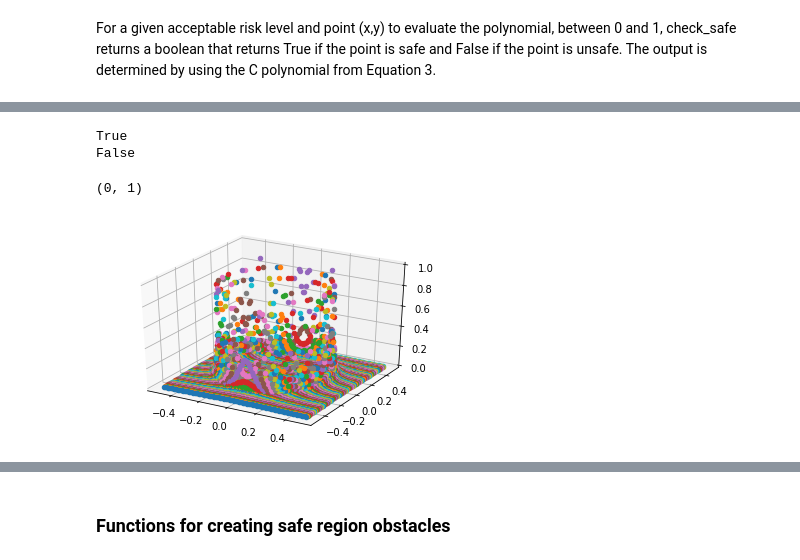
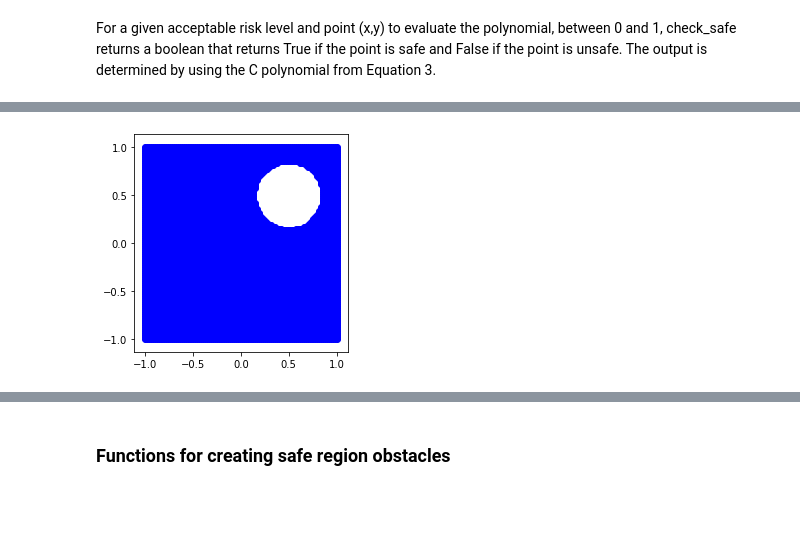
Before and after one commit to JuliaBriden/16.413_Final_Project, a Jupyter notebook: Final_Project.ipynb, the cells around one changed output, grey strips where cells are left out. Drawn from its saved outputs; the diff is of its cells as text; code cells hidden in the pictures; blank space fills up the shorter version.

```diff
--- a/Final_Project.ipynb
+++ b/Final_Project.ipynb
@@ -224,13 +255,20 @@ def check_safe(delta,C,x,y):
 # %%
-# Example: check safe
+# Example: Risk contour plot for C1
+x_1 = np.linspace(-1,1,10)
+x_2 = np.linspace(-1,1,10)
 x1 = Symbol('x1')
 x2 = Symbol('x2')
+
+fig = plt.figure()
+ax = plt.axes(projection='3d')
 
 # obstacle equation
 g = random_ob()
 # risk contour for delta risk level and radius with uniform dist over [l,u]
-C = static_rc(g,.05,.3,.4)
+C = static_rc(g,.3,.4)
 
-print(simplify(C[0]))
-print(simplify(C[1]))
+for x in x_1:
+    for y in x_2:
+        C_array = [C[0].subs([(x1, x), (x2, y)]),C[1].subs([(x1, x), (x2, y)])]
+        ax.scatter3D(x, y, float(C_array[1]))
 # %% [output]
@@ -239,37 +276,22 @@ Abs(1 - (x1**2 + x2**2 - 0.1225)**2/(x1**2 + x2**2 - 0.123333333333333)**2)
 # %%
-# Example: check safe
+# Risk Contour Example: safe region with offset
+x_1 = np.linspace(-1,1,100)
+x_2 = np.linspace(-1,1,100)
 x1 = Symbol('x1')
 x2 = Symbol('x2')
 
 # obstacle equation
 g = random_ob(.5,.5)
 # risk contour for delta risk level and radius with uniform dist over [l,u]
-C = static_rc(g,.5,.3,.4)
-# check if region safe
-print(check_safe(.5,C,.8,.8))
-print(check_safe(.005,C,.8,.8))
+C = static_rc(g,.3,.4)
+
+fig, ax = plt.subplots()
+for x in x_1:
+    for y in x_2:
+        C_array = [C[0].subs([(x1, x), (x2, y)]),C[1].subs([(x1, x), (x2, y)])]
+        # equation 10
+        if (C_array[0] <= .5 and C_array[1] <= 0):
+            plt.scatter(x,y,color='b')
+ax.set_aspect('equal')
 # %% [output]
-True
-False
+[figure, added]
-# %%
-x_1 = np.linspace(-.5,.5,100)
-x_2 = np.linspace(-.5,.5,100)
-x1 = Symbol('x1')
-x2 = Symbol('x2')
-
-fig = plt.figure()
-ax = plt.axes(projection='3d')
-
-# obstacle equation
-g = random_ob()
-# risk contour for delta risk level and radius with uniform dist over [l,u]
-C = static_rc(g,.5,.3,.4)
-
-for x in x_1:
-    for y in x_2:
-        C_array = [C[0].subs([(x1, x), (x2, y)]),C[1].subs([(x1, x), (x2, y)])]
-        ax.scatter3D(x, y, float(C_array[0]))
-ax.set_zlim(0,1)
-# %% [output]
-(0, 1)
-[figure, removed]
```
Also changed, not shown: parts of 41 cells of this notebook.
